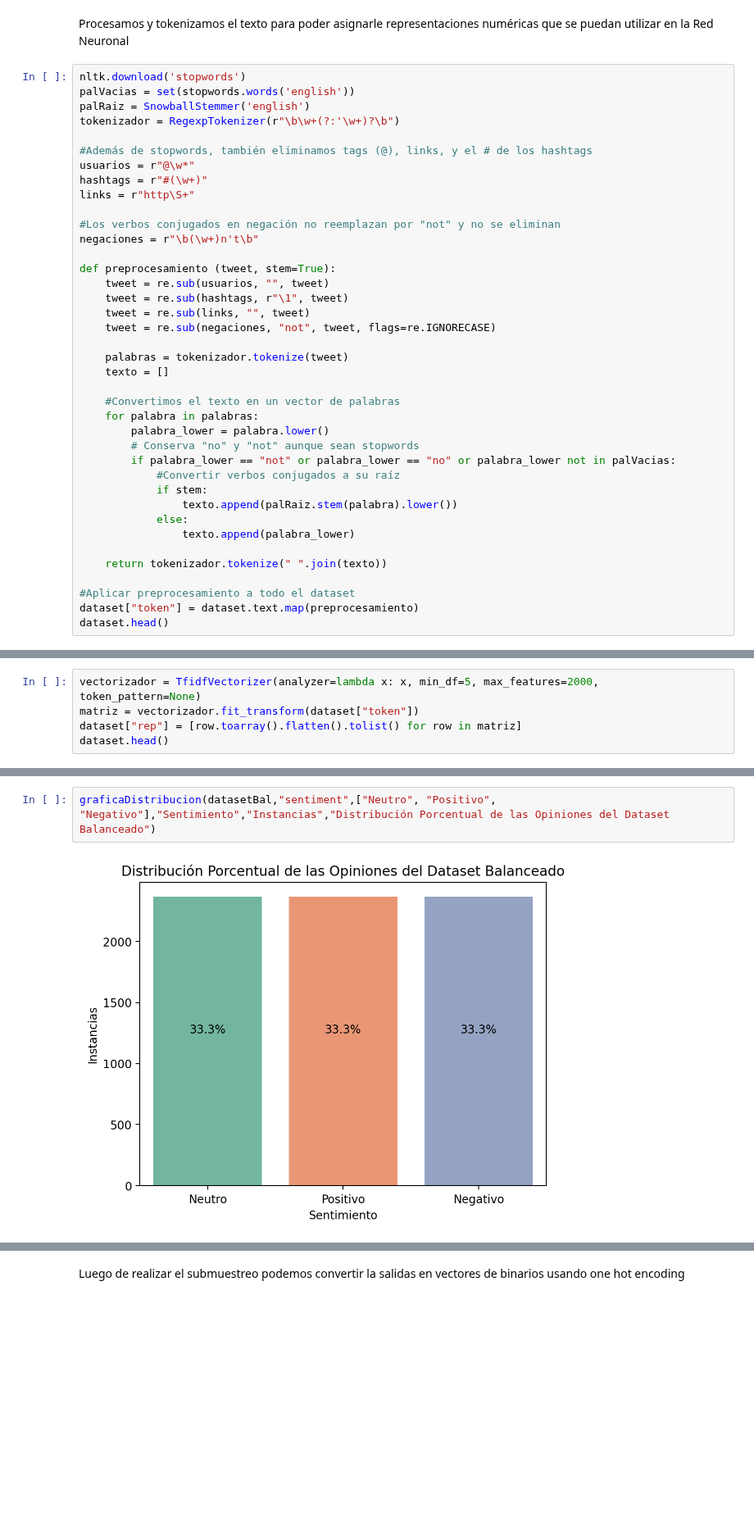
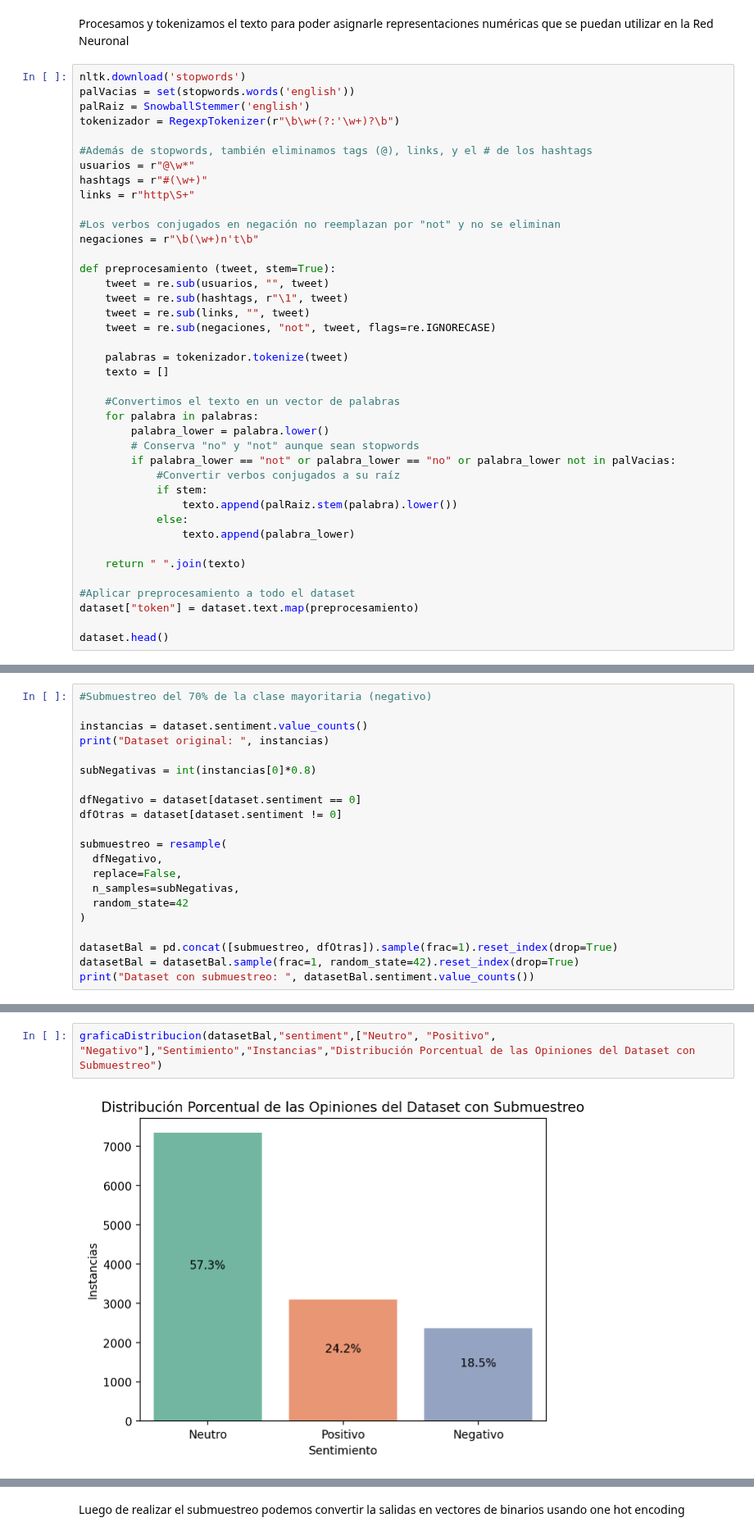
Before and after one commit to AngieJoya99/Proyecto-RN, a Jupyter notebook: Entrega2.ipynb, the cells around one changed output, grey strips where cells are left out. Shown at 82% size. Saved outputs shown, nothing was run; the diff lists cells and outputs as text; blank space fills up the shorter version.

Commit message:
Definir nueva tokenización y submuestreo

```diff
--- a/Entrega2.ipynb
+++ b/Entrega2.ipynb
@@ -164,9 +162,10 @@ def preprocesamiento (tweet, stem=True):
             else:
                 texto.append(palabra_lower)
 
-    return tokenizador.tokenize(" ".join(texto))
+    return " ".join(texto)
 
 #Aplicar preprocesamiento a todo el dataset
 dataset["token"] = dataset.text.map(preprocesamiento)
+
 dataset.head()
 # %% [output]
@@ -183,5 +180,0 @@ Para la representación numérica usamos el algoritmo TF-IDF con una incidencia
-# %%
-vectorizador = TfidfVectorizer(analyzer=lambda x: x, min_df=5, max_features=2000, token_pattern=None)
-matriz = vectorizador.fit_transform(dataset["token"])
-dataset["rep"] = [row.toarray().flatten().tolist() for row in matriz]
-dataset.head()
@@ -219,0 +183,21 @@ memory usage: 221.7+ KB
+# %%
+#Submuestreo del 70% de la clase mayoritaria (negativo)
+
+instancias = dataset.sentiment.value_counts()
+print("Dataset original: ", instancias)
+
+subNegativas = int(instancias[0]*0.8)
+
+dfNegativo = dataset[dataset.sentiment == 0]
+dfOtras = dataset[dataset.sentiment != 0]
+
+submuestreo = resample(
+  dfNegativo,
+  replace=False,
+  n_samples=subNegativas,
+  random_state=42
+)
+
+datasetBal = pd.concat([submuestreo, dfOtras]).sample(frac=1).reset_index(drop=True)
+datasetBal = datasetBal.sample(frac=1, random_state=42).reset_index(drop=True)
+print("Dataset con submuestreo: ", datasetBal.sentiment.value_counts())
@@ -220,4 +215,4 @@ memory usage: 221.7+ KB
 # %%
-graficaDistribucion(datasetBal,"sentiment",["Neutro", "Positivo", "Negativo"],"Sentimiento","Instancias","Distribución Porcentual de las Opiniones del Dataset Balanceado")
+graficaDistribucion(datasetBal,"sentiment",["Neutro", "Positivo", "Negativo"],"Sentimiento","Instancias","Distribución Porcentual de las Opiniones del Dataset con Submuestreo")
 # %% [output]
-[figure, old version]
+[figure, new version]
```
Also changed, not shown: parts of 19 cells of this notebook.
